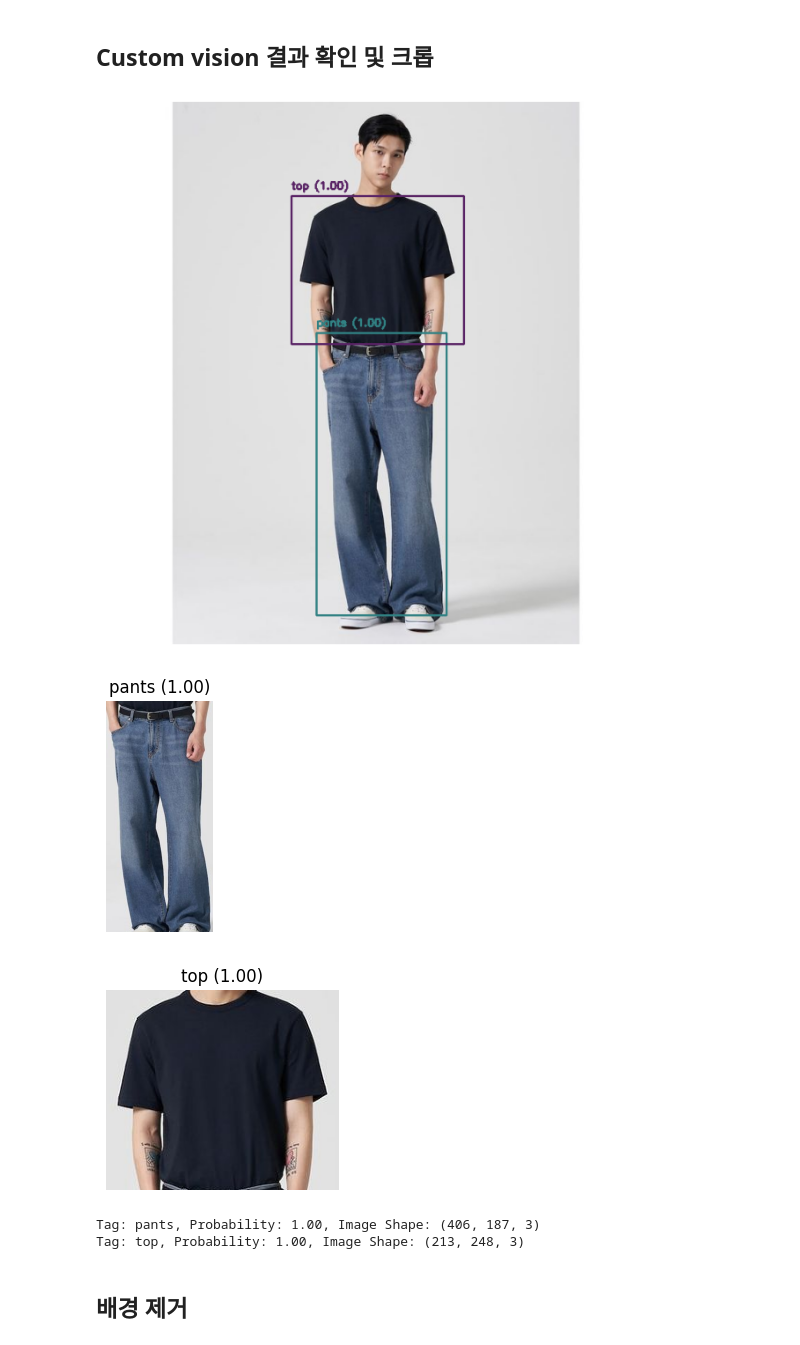
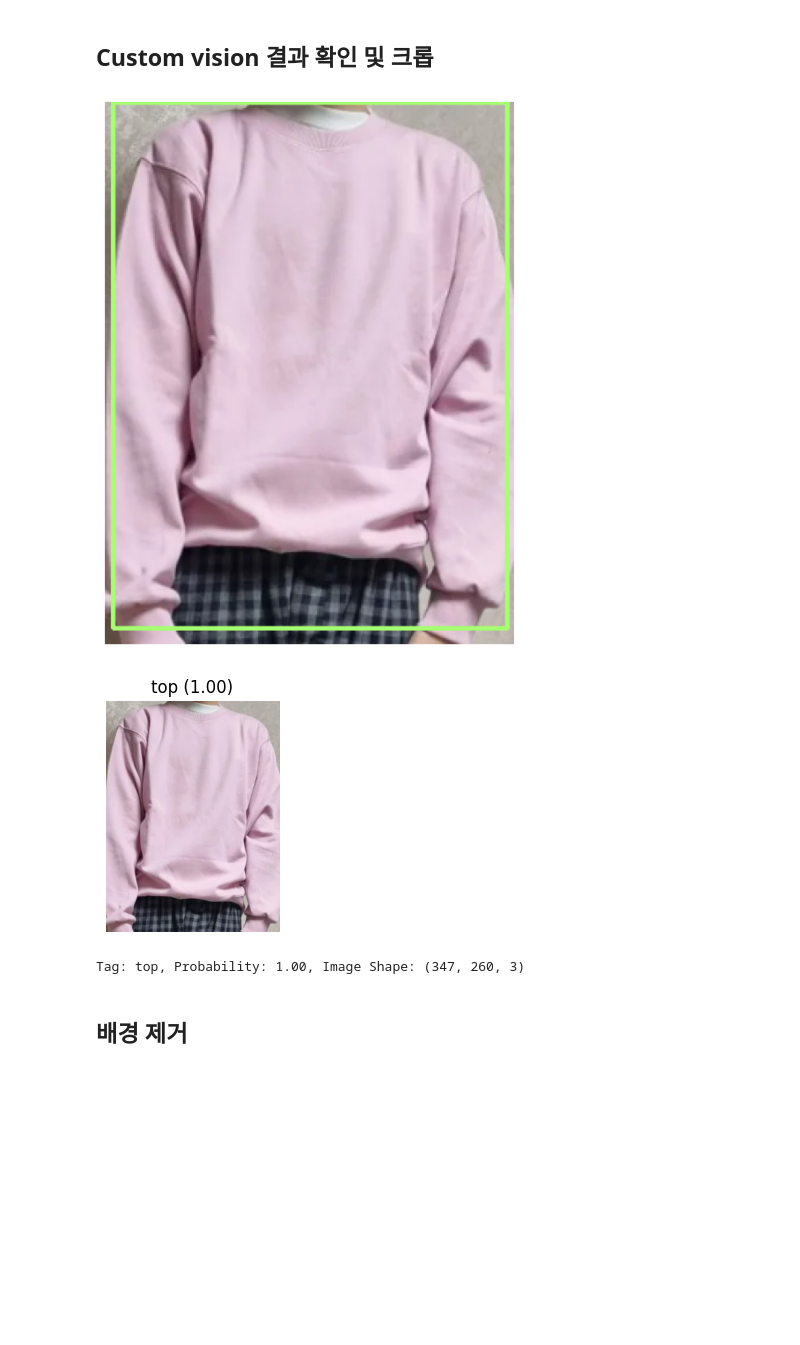
Before and after one commit to MSAI-MLproject10team/MLback, a Jupyter notebook: ipynb/meanShiftCropTest.ipynb, the cells around one changed output. Saved outputs shown, nothing was run; the diff lists cells and outputs as text; code cells hidden in the pictures; blank space fills up the shorter version.

```diff
--- a/ipynb/meanShiftCropTest.ipynb
+++ b/ipynb/meanShiftCropTest.ipynb
@@ -20,8 +20,8 @@ from collections import defaultdict
 THRESHOLD = 0.8  # 80% 이상 확률만 표시
 
 #이미지 경로
-#image_file = f"../data/test_image/test20.png"
-image_file = f"../data/musinsa_images_pants_ver2/pants_1649.jpg"
+image_file = f"../data/test_image/test20.png"
+#image_file = f"../data/musinsa_images_pants_ver2/pants_1649.jpg"
 
 # 카테고리별 색상 저장용 딕셔너리
 category_colors = defaultdict(lambda: (random.randint(0, 255), random.randint(0, 255), random.randint(0, 255)))
@@ -99,38 +99,36 @@ def show_cropped_objects_clean(image_path, detections, threshold=THRESHOLD):
             continue  # 임계값보다 낮으면 무시
 
         tag_name = prediction["tagName"]
         bbox = prediction["boundingBox"]
 
         # 바운딩 박스 좌표 변환
         h, w, _ = image.shape
         x1, y1 = int(bbox["left"] * w), int(bbox["top"] * h)
         x2, y2 = int((bbox["left"] + bbox["width"]) * w), int((bbox["top"] + bbox["height"]) * h)
 
         # 객체 부분 잘라내기
         cropped_object = image[y1:y2, x1:x2]
         cropped_images.append((tag_name, probability, cropped_object))  # (라벨, 확률, 이미지) 저장
 
         # 새 창에 개별 이미지 출력
         plt.figure(figsize=(3, 3))
         plt.imshow(cropped_object)
         plt.title(f"{tag_name} ({probability:.2f})")
         plt.axis("off")
         plt.show()
 
     return cropped_images  # 크롭된 이미지 리스트 반환
 
 # 실행 예시
 cropped_objects = show_cropped_objects_clean(image_file, detections)
 
 # 반환된 이미지 확인
 for tag, prob, img in cropped_objects:
     print(f"Tag: {tag}, Probability: {prob:.2f}, Image Shape: {img.shape}")
 # %% [output]
-[figure, old version]
+[figure, new version]
-[figure, old version]
+[figure, new version]
-[figure, removed]
-Tag: pants, Probability: 1.00, Image Shape: (406, 187, 3)
-Tag: top, Probability: 1.00, Image Shape: (213, 248, 3)
+Tag: top, Probability: 1.00, Image Shape: (347, 260, 3)
 # %% [markdown]
 ## 배경 제거
 # %%
```
Also changed, not shown: parts of 4 cells of this notebook, 1 other file.
